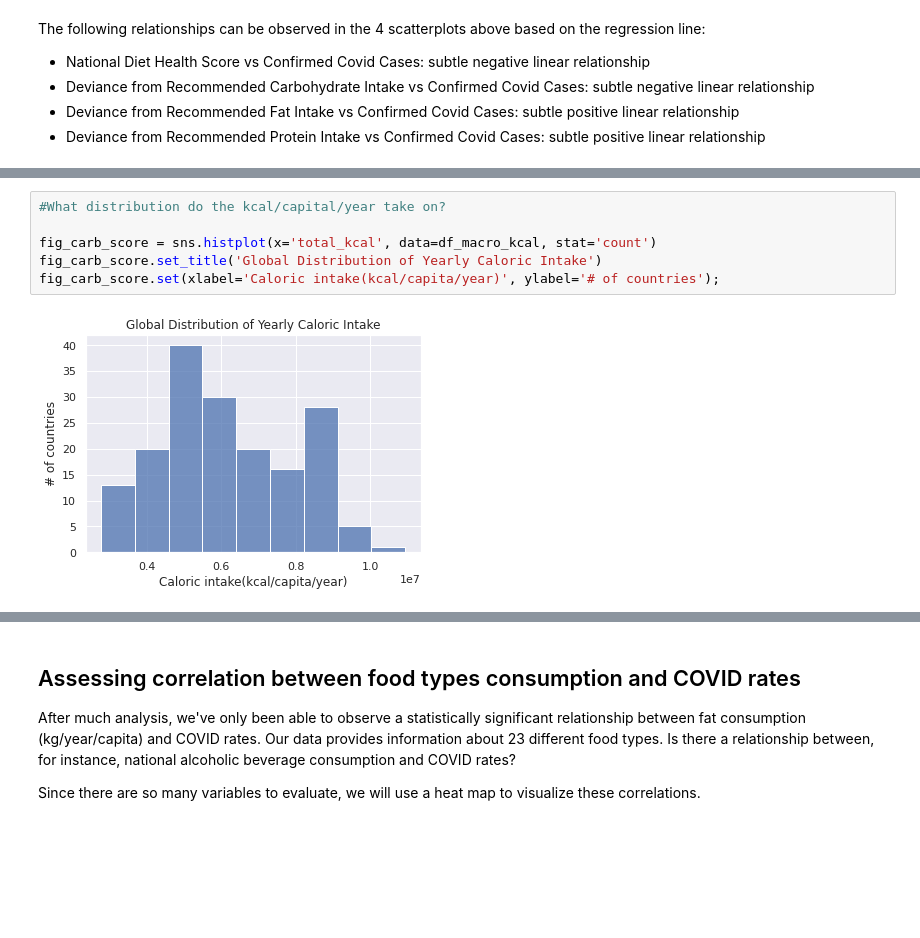
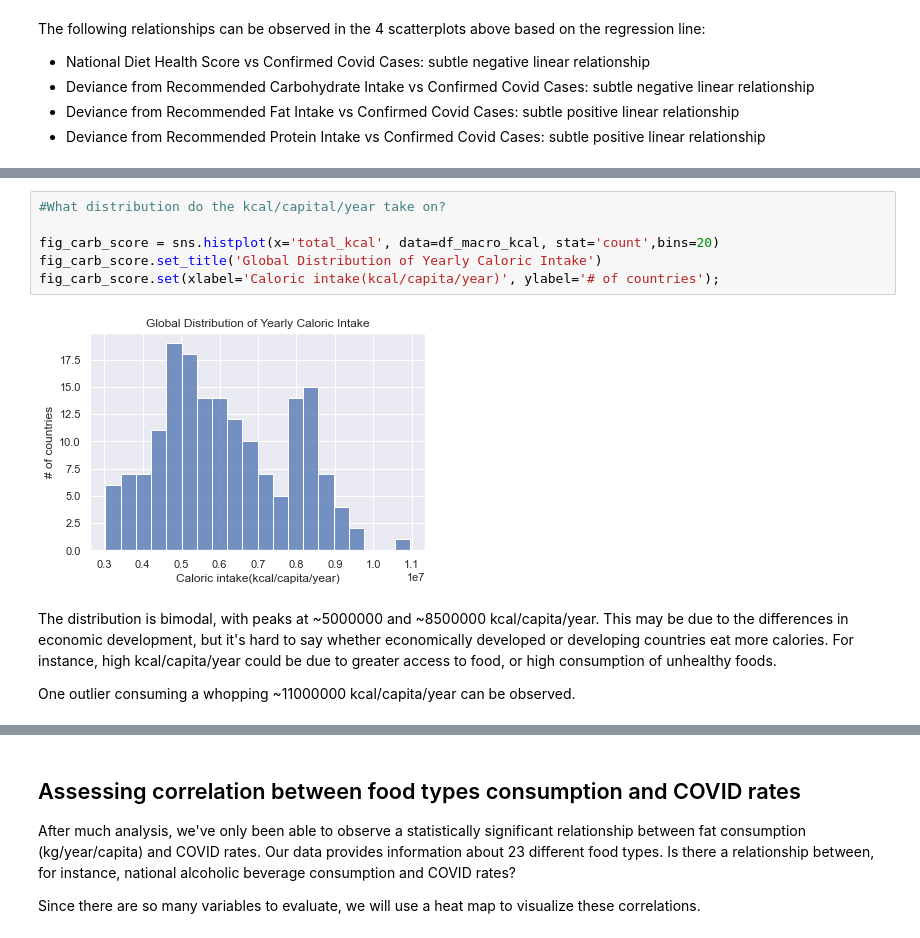
Before and after one commit to chwheo/cogs108-final-project, a Jupyter notebook: FinalProjectGroup061Sp22.ipynb, the cells around one changed output, grey strips where cells are left out. Drawn from its saved outputs; the diff is of its cells as text; blank space fills up the shorter version.

```diff
--- a/FinalProjectGroup061Sp22.ipynb
+++ b/FinalProjectGroup061Sp22.ipynb
@@ -901,11 +929,15 @@ We already approximated Kcals/capita/year for each country when computing health
 # %%
 #What distribution do the kcal/capital/year take on?
 
-fig_carb_score = sns.histplot(x='total_kcal', data=df_macro_kcal, stat='count')
+fig_carb_score = sns.histplot(x='total_kcal', data=df_macro_kcal, stat='count',bins=20)
 fig_carb_score.set_title('Global Distribution of Yearly Caloric Intake')
 fig_carb_score.set(xlabel='Caloric intake(kcal/capita/year)', ylabel='# of countries');
 # %% [output]
-[figure, old version]
+[figure, new version]
+# %% [markdown]
+The distribution is bimodal, with peaks at ~5000000 and ~8500000 kcal/capita/year. This may be due to the differences in economic development, but it's hard to say whether economically  developed or developing countries eat more calories. For instance, high kcal/capita/year could be due to greater access to food, or high consumption of unhealthy foods.
+
+One outlier consuming a whopping ~11000000 kcal/capita/year can be observed.
 # %%
 #visualize relationship bewteen yearly caloric intake and COVID rates
 fig_kcal=sns.regplot(data = kcal_covid_combined_df, x = 'total_kcal', y = 'confirmed')
```
Also changed, not shown: parts of 62 cells of this notebook.
